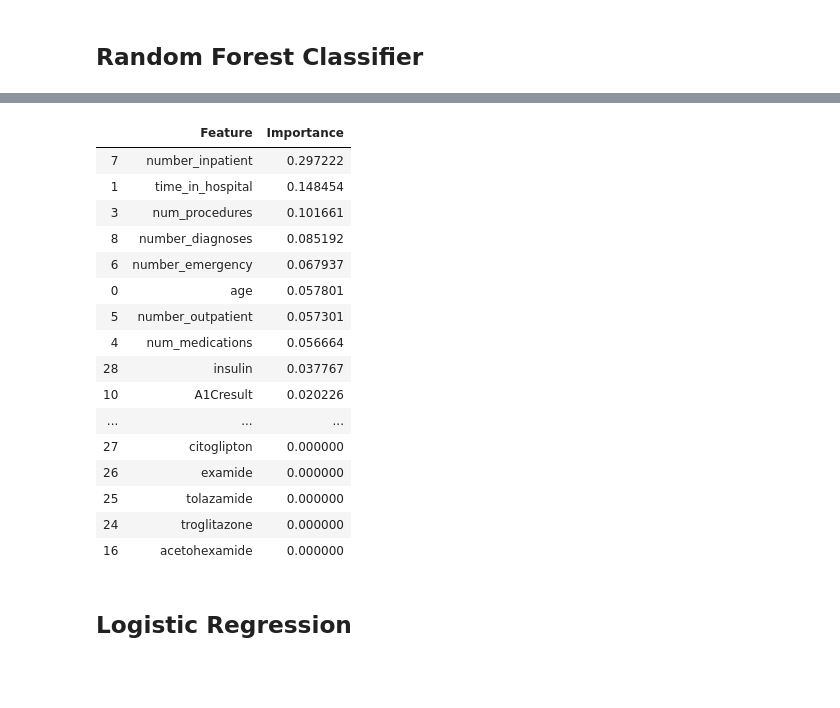
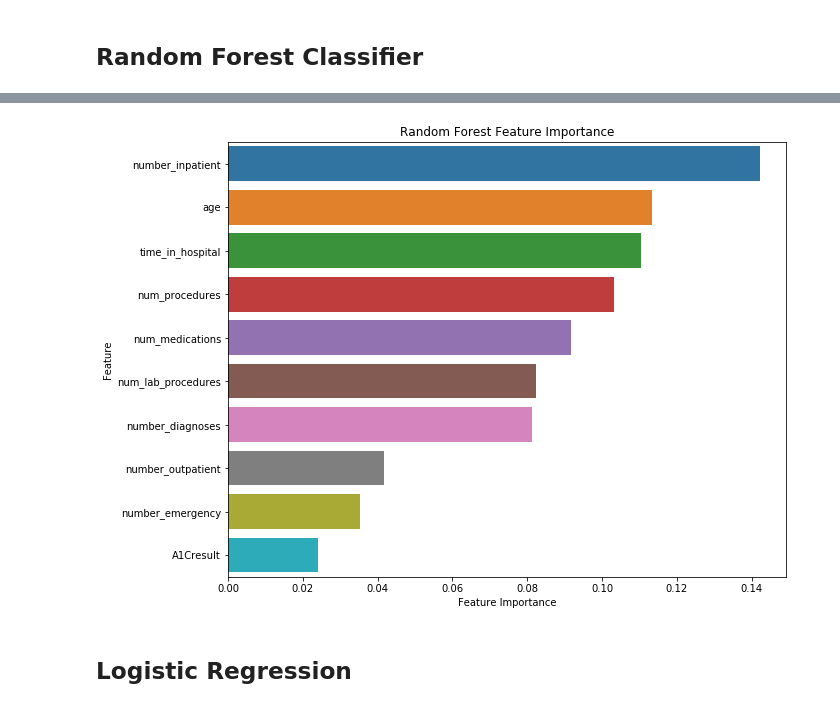
Before and after one commit to rchoi2/Diabetes-Readmission-Classifier, a Jupyter notebook: Diabetes_Classification_EDA.ipynb, the cells around one changed output, grey strips where cells are left out. Cells and saved outputs as stored; diff of their text form; code cells hidden in the pictures; blank space fills up the shorter version.

Commit message:
Added Feature Importances

```diff
--- a/Diabetes_Classification_EDA.ipynb
+++ b/Diabetes_Classification_EDA.ipynb
@@ -52,8 +55,8 @@ df = df[df['gender']!='Unknown/Invalid']
 # %% [markdown]
 # Feature Engineering
 # %%
-df['age'] = df['age'].map({'[10-20)':20, '[20-30)':30, '[30-40)':40, '[40-50)':50, '[50-60)':60, '[60-70)':70,
-                           '[70-80)':80, '[80-90)':90, '[90-100)':100, '[0-10)':10})
+df['age'] = df['age'].map({'[10-20)':1, '[20-30)':2, '[30-40)':3, '[40-50)':4, '[50-60)':5, '[60-70)':6,
+                           '[70-80)':7, '[80-90)':8, '[90-100)':9, '[0-10)':0})
 # %%
 df['max_glu_serum'] = df['max_glu_serum'].map({'None':0, 'Norm':100, '>200':200, '>300':300})
 # %%
@@ -68,7 +71,7 @@ medication = ['metformin', 'repaglinide', 'nateglinide', 'chlorpropamide',
        'metformin-pioglitazone']
 
 for med in medication:
-    df[med] = df[med].map({'Up':1, 'Down':-1, 'Steady':0, 'No':-2})
+    df[med] = df[med].map({'Up':1, 'Down':1, 'Steady':1, 'No':0})
 # %%
 df['change'] = df['change'].map({'Ch':1,'No':0})
 # %%
@@ -167,6 +170,40 @@ def show_metrics(model, X_test = X_test, y_test = y_test):
     print(classification_report(y_test, preds))
     print('-'*40)
     print(confusion_matrix(y_test, preds))
+# %%
+# Plotting Feature Importance
+def plot_feature_importance(values, names, model_name, n_features=10):
+    '''Plots feature importances
+
+    Plots top important features for a given model
+
+    Args:
+        values:
+            Feature importance values for a given model
+        names:
+            Feature names from training data set
+        n_features:
+            Number of features to show - default is 10
+
+    Returns:
+        A bar plot showing the top n_features.
+
+    '''
+    # make arrays for feature importance values and names
+    feature_importance = np.array(values)
+    feature_names = np.array(names)
+
+    # create DataFrame and sort by feature importance
+    data = {'Feature':feature_names, 'Feature Importance':feature_importance}
+    fidf = pd.DataFrame(data)
+    fidf = fidf.sort_values('Feature Importance', ascending=False).head(n_features)
+
+    # plot figure
+    plt.figure(figsize = (10,8))
+    sns.barplot(x=fidf['Feature Importance'], y=fidf['Feature'])
+    plt.title(model_name + ' Feature Importance')
+    plt.xlabel('Feature Importance')
+    plt.ylabel('Feature')
 # %% [markdown]
 # Training Machine Learning Models
 # %%
@@ -277,23 +240,7 @@ rf_feature_importance = pd.DataFrame(list(zip(X_train_res.columns, best_rf.featu
-# %%
-rf_feature_importance
-# %% [output]
-|  | Feature | Importance |
-| 7 | number_inpatient | 0.297222 |
-| 1 | time_in_hospital | 0.148454 |
-| 3 | num_procedures | 0.101661 |
-| 8 | number_diagnoses | 0.085192 |
-| 6 | number_emergency | 0.067937 |
-| 0 | age | 0.057801 |
-| 5 | number_outpatient | 0.057301 |
-| 4 | num_medications | 0.056664 |
-| 28 | insulin | 0.037767 |
-| 10 | A1Cresult | 0.020226 |
-| ... | ... | ... |
-| 27 | citoglipton | 0.000000 |
-| 26 | examide | 0.000000 |
-| 25 | tolazamide | 0.000000 |
-| 24 | troglitazone | 0.000000 |
-| 16 | acetohexamide | 0.000000 |
+# %%
+plot_feature_importance(rf_clf.feature_importances_, X_train_res.columns, 'Random Forest')
+# %% [output]
+[figure, added]
 # %% [markdown]
 ## Logistic Regression
 # %%
```
Also changed, not shown: parts of 34 cells of this notebook.
